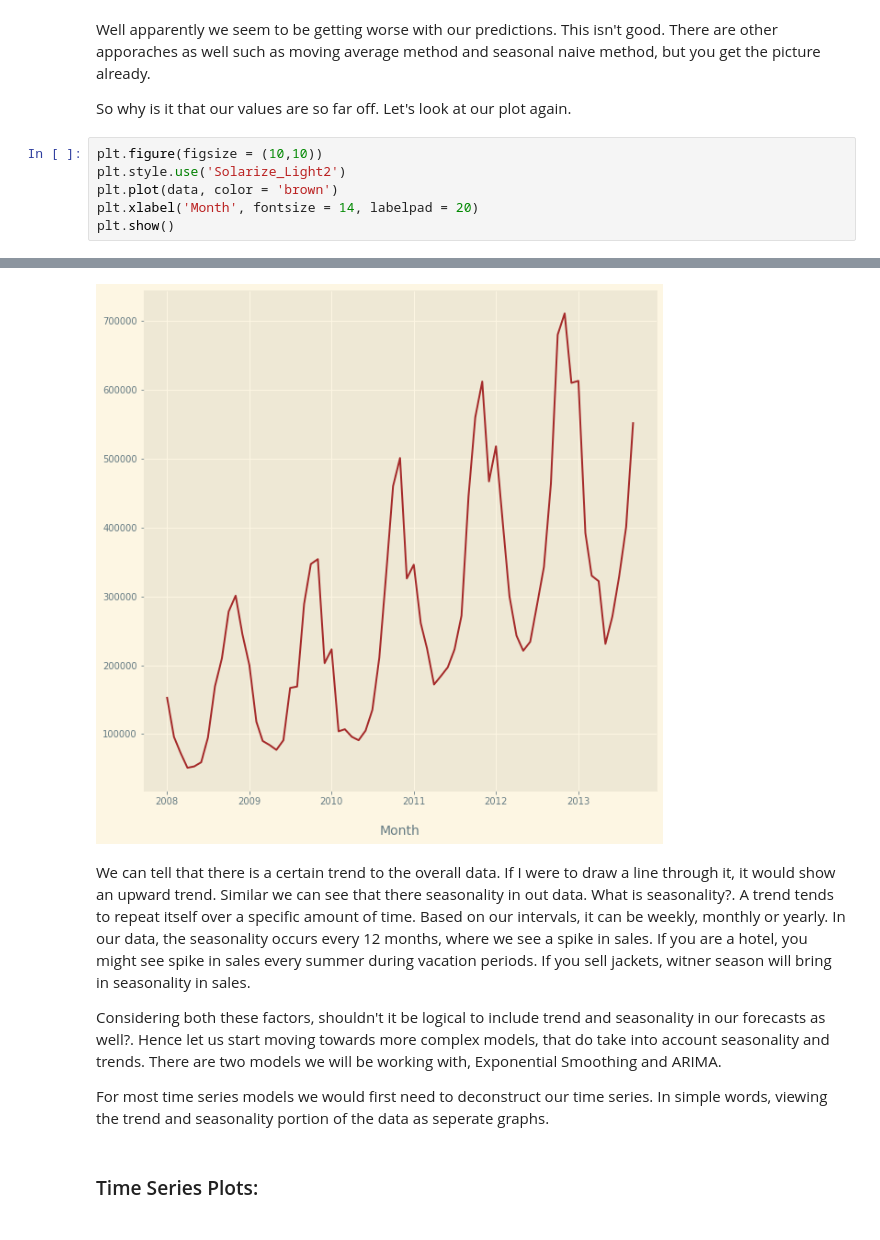
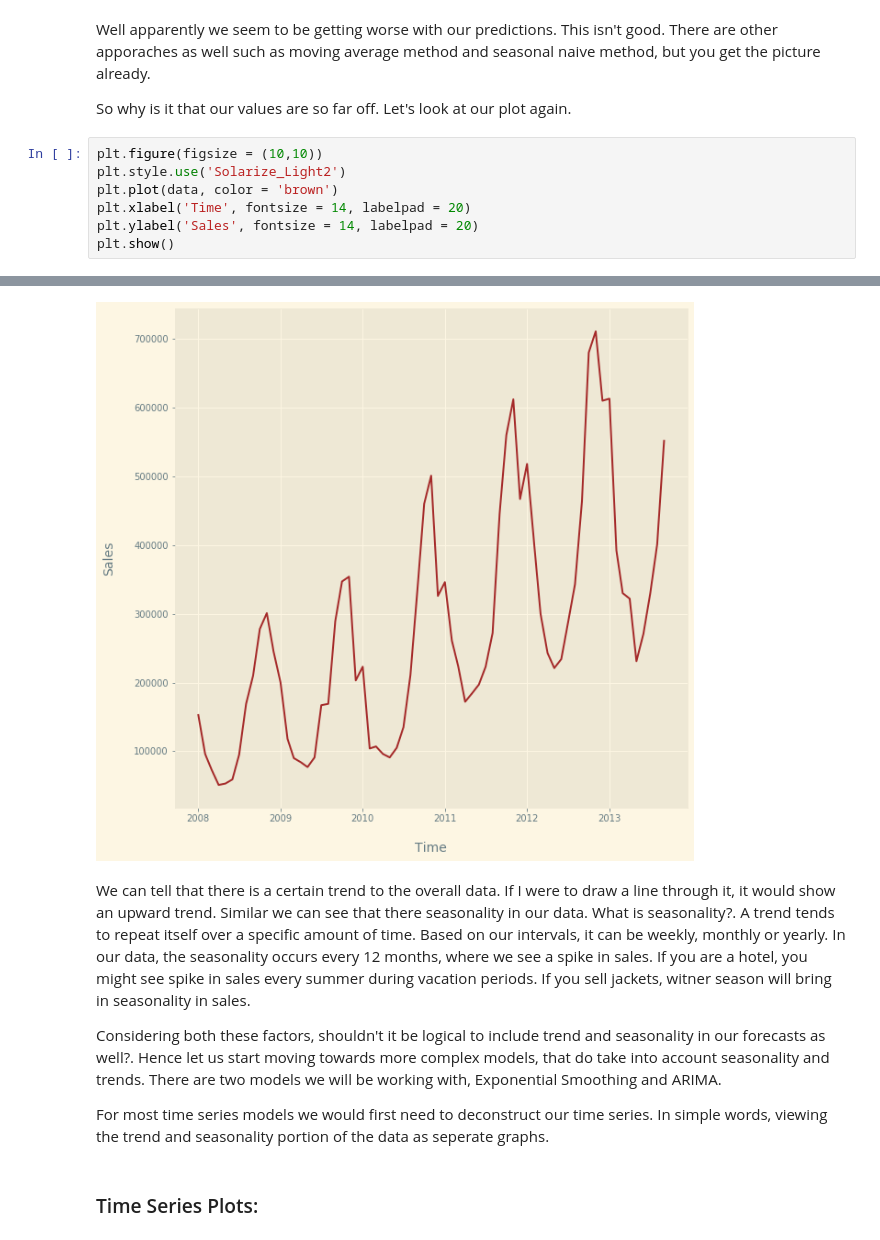
Before and after one commit to hamzajabbarr/time_series_forecasting_example, a Jupyter notebook: Time_series.ipynb, the cells around one changed output, grey strips where cells are left out. Drawn from its saved outputs; the diff is of its cells as text.

```diff
--- a/Time_series.ipynb
+++ b/Time_series.ipynb
@@ -258,7 +258,8 @@ So why is it that our values are so far off. Let's look at our plot again.
 plt.figure(figsize = (10,10))
 plt.style.use('Solarize_Light2')
 plt.plot(data, color = 'brown')
-plt.xlabel('Month', fontsize = 14, labelpad = 20)
+plt.xlabel('Time', fontsize = 14, labelpad = 20)
+plt.ylabel('Sales', fontsize = 14, labelpad = 20)
 plt.show()
 # %% [output]
 [interactive output not drawn]
@@ -269,6 +271,6 @@ plt.show()
-[figure, old version]
+[figure, new version]
 # %% [markdown]
-We can tell that there is a certain trend to the overall data. If I were to draw a line through it, it would show an upward trend. Similar we can see that there seasonality in out data. What is seasonality?. A trend tends to repeat itself over a specific amount of time. Based on our intervals, it can be weekly, monthly or yearly. In our data, the seasonality occurs every 12 months, where we see a spike in sales. If you are a hotel, you might see spike in sales every summer during vacation periods. If you sell jackets, witner season will bring in seasonality in sales.
+We can tell that there is a certain trend to the overall data. If I were to draw a line through it, it would show an upward trend. Similar we can see that there seasonality in our data. What is seasonality?. A trend tends to repeat itself over a specific amount of time. Based on our intervals, it can be weekly, monthly or yearly. In our data, the seasonality occurs every 12 months, where we see a spike in sales. If you are a hotel, you might see spike in sales every summer during vacation periods. If you sell jackets, witner season will bring in seasonality in sales.
 
 Considering both these factors, shouldn't it be logical to include trend and seasonality in our forecasts as well?. Hence let us start moving towards more complex models, that do take into account seasonality and trends. There are two models we will be working with, Exponential Smoothing and ARIMA.
 
```
Also changed, not shown: parts of 14 cells of this notebook.
